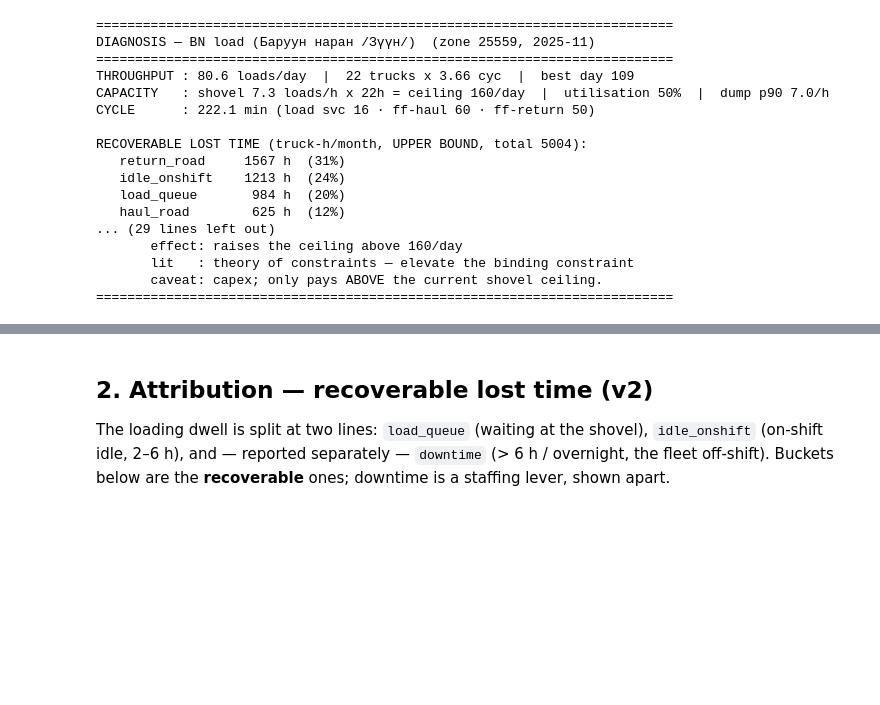
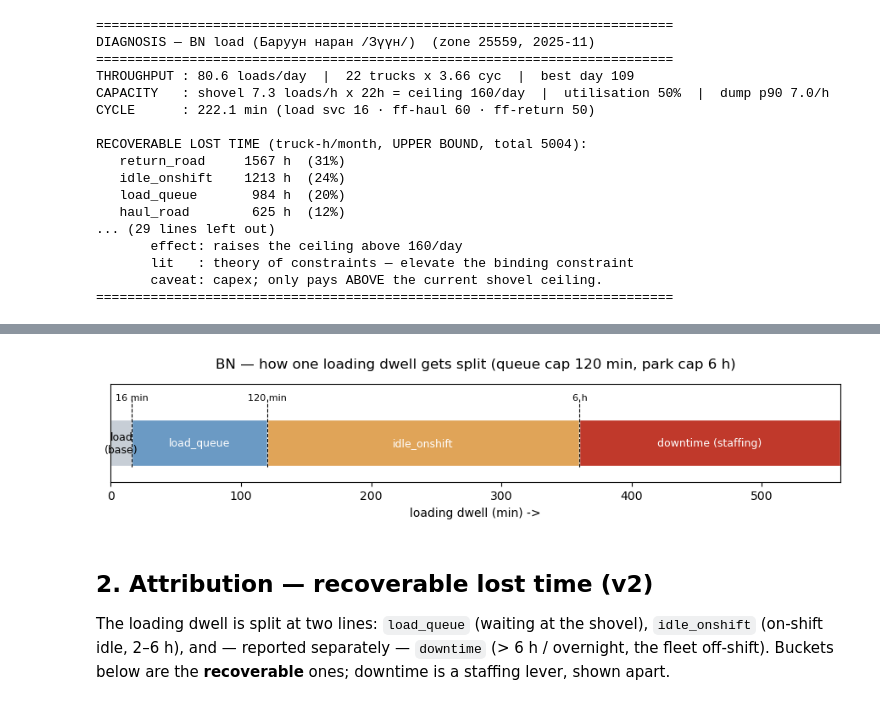
Before and after one commit to uranbileguka/GPS_project, a Jupyter notebook: agent/agent_demo.ipynb, the cells around one changed output, grey strips where cells are left out. Saved outputs shown, nothing was run; the diff lists cells and outputs as text; code cells hidden in the pictures; blank space fills up the shorter version.

```diff
--- a/agent/agent_demo.ipynb
+++ b/agent/agent_demo.ipynb
@@ -43,3 +83,26 @@ RECOVERABLE LOST TIME (truck-h/month, UPPER BOUND, total 5004):
+# %%
+svc = dx['cycle']['svc_load_min']
+segments = [
+    ('load\n(base)', 0, svc, '#c7ced6'),
+    ('load_queue', svc, QUEUE_CAP_MIN, '#6b9ac4'),
+    ('idle_onshift', QUEUE_CAP_MIN, PARK_CAP_MIN, '#e0a458'),
+    ('downtime (staffing)', PARK_CAP_MIN, PARK_CAP_MIN + 200, '#c0392b'),
+]
+fig, ax = plt.subplots(figsize=(9, 2.2))
+for label, start, end, color in segments:
+    ax.barh(0, end - start, left=start, height=0.6, color=color, edgecolor='white')
+    ax.text((start + end) / 2, 0, label, ha='center', va='center', fontsize=9,
+            color='white' if color != '#c7ced6' else 'black')
+for x, lbl in [(svc, f'{svc:.0f} min'), (QUEUE_CAP_MIN, '120 min'), (PARK_CAP_MIN, '6 h')]:
+    ax.axvline(x, color='black', lw=0.8, ls='--', ymin=0.15, ymax=0.85)
+    ax.text(x, 0.55, lbl, ha='center', fontsize=8)
+ax.set_xlim(0, PARK_CAP_MIN + 200)
+ax.set_ylim(-0.5, 0.75)
+ax.set_yticks([]); ax.set_xlabel('loading dwell (min) ->')
+ax.set_title(f"BN — how one loading dwell gets split (queue cap {QUEUE_CAP_MIN} min, park cap {PARK_CAP_MIN/60:.0f} h)", pad=14)
+plt.tight_layout(); plt.show()
+# %% [output]
+[figure, added]
 # %% [markdown]
 ## 2. Attribution — recoverable lost time (v2)
 
```
Also changed, not shown: parts of 7 cells of this notebook, 11 other files.
